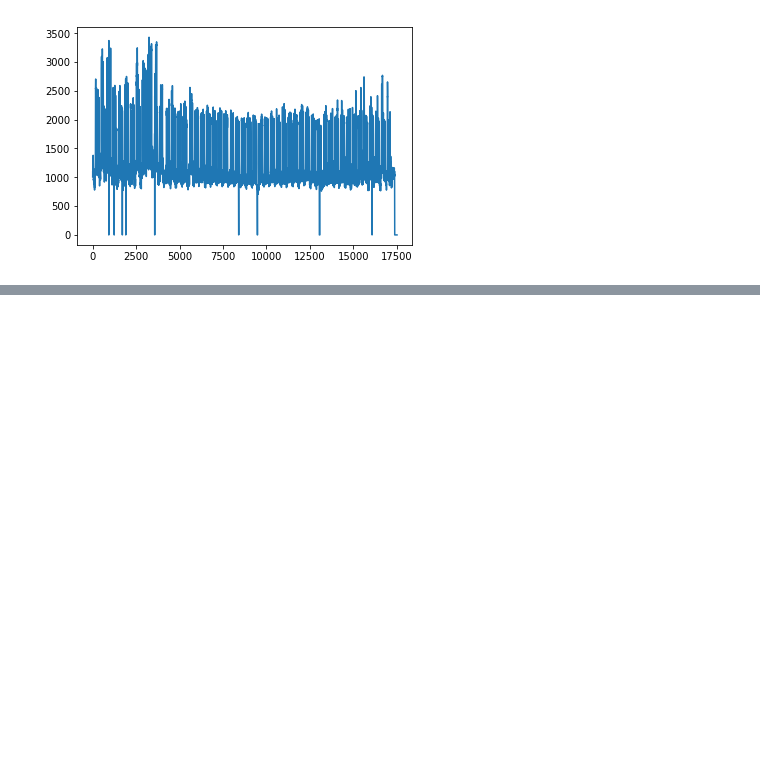
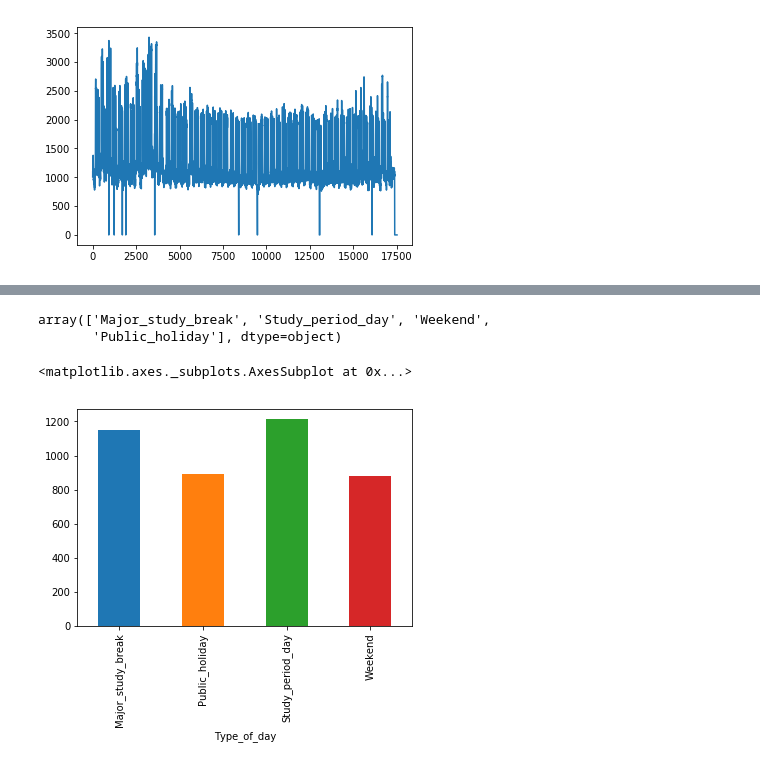
Before and after one commit to MSAmit/Capstone-project, a Jupyter notebook: BMS_data_analysis.ipynb, the cells around one changed output, grey strips where cells are left out. Saved outputs shown, nothing was run; the diff lists cells and outputs as text; code cells hidden in the pictures; blank space fills up the shorter version.

```diff
--- a/BMS_data_analysis.ipynb
+++ b/BMS_data_analysis.ipynb
@@ -137,2 +175,16 @@ grouped_by_daytype.plot.bar()
+# %%
+#bms_demand_2017_est['Type_of_day'].unique()
+bms_demand_2017_est['Type_of_day'].unique()
+# %% [output]
+array(['Major_study_break', 'Study_period_day', 'Weekend',
+       'Public_holiday'], dtype=object)
+# %%
+# Distribution of consumption during different day type's
+grouped_by_daytype = bms_demand_2017_est.groupby(['Type_of_day'])['kW_est'].mean()
+grouped_by_daytype
+grouped_by_daytype.plot.bar()
+# %% [output]
+<matplotlib.axes._subplots.AxesSubplot at 0x...>
+[figure, added]
 # %%
 # change scale of humidity and temperature
```
Also changed, not shown: parts of 21 cells of this notebook.
